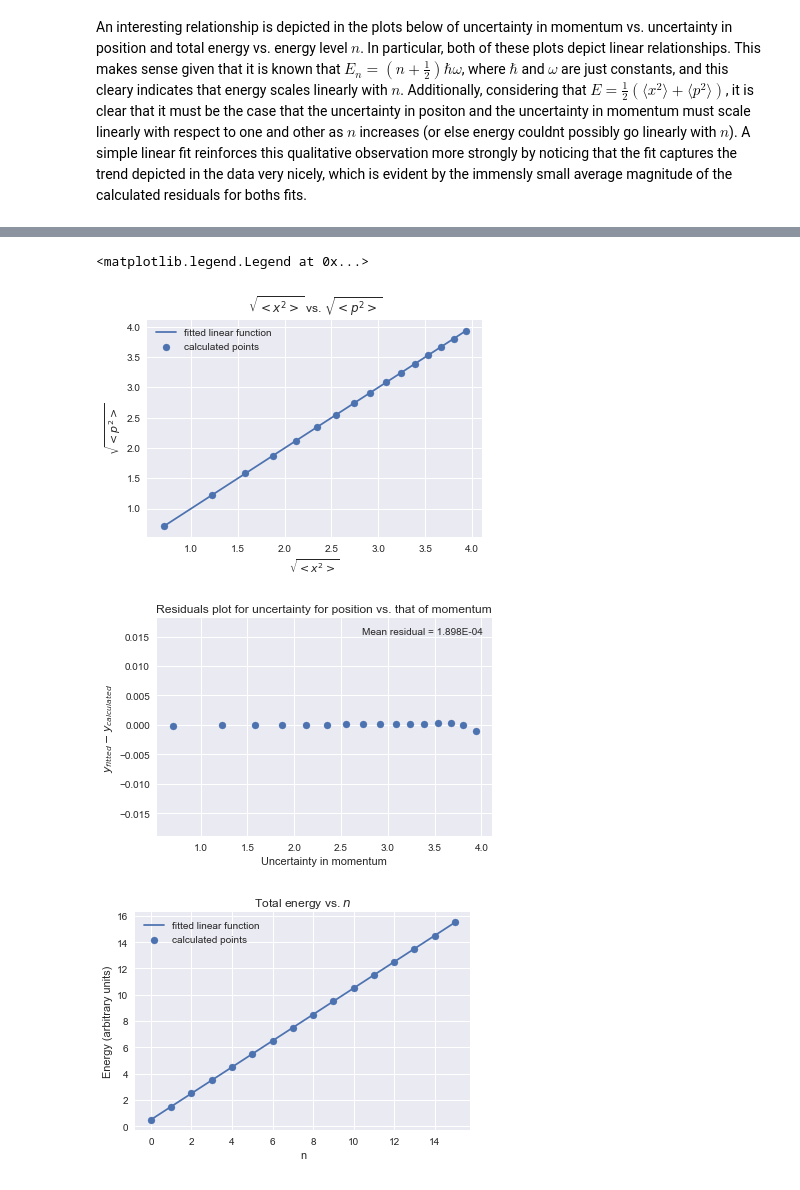
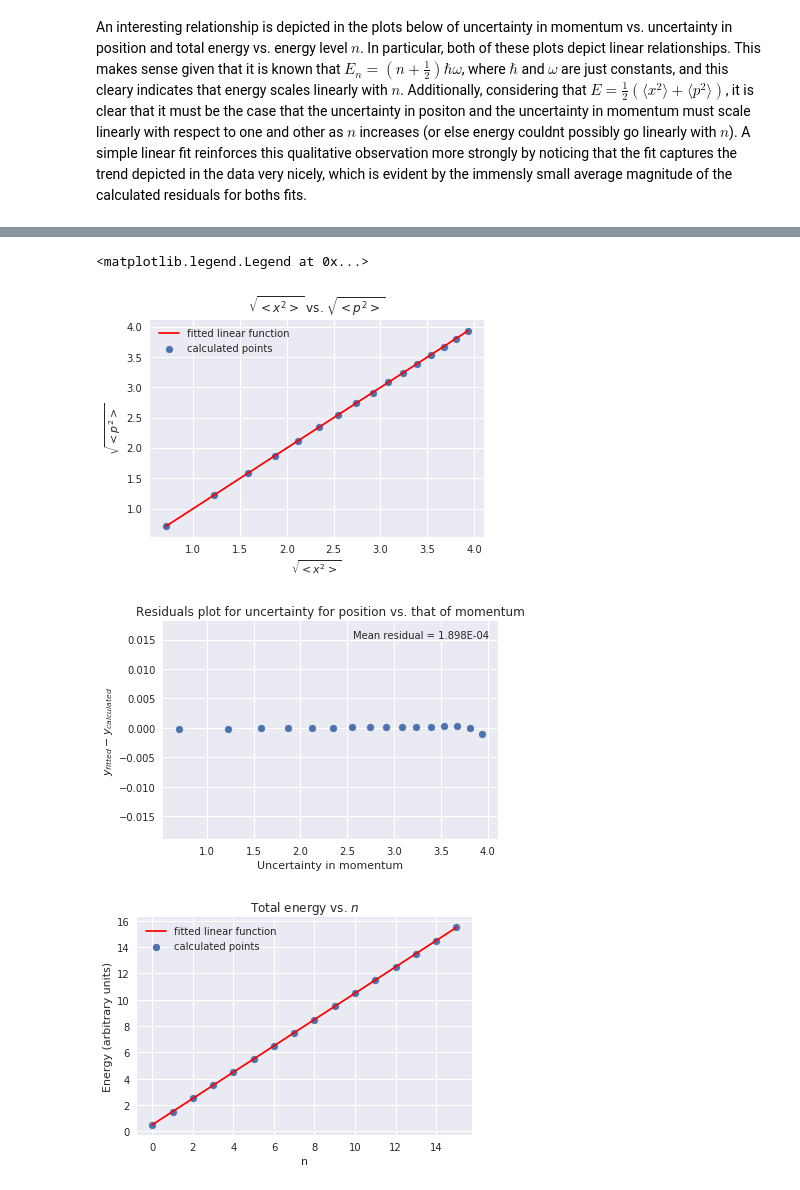
Before and after one commit to andrewkhardy/PHY-407, a Jupyter notebook: Lab03_Q2.ipynb, the cells around one changed output, grey strips where cells are left out. Cells and saved outputs as stored; diff of their text form; code cells hidden in the pictures.

```diff
--- a/Lab03_Q2.ipynb
+++ b/Lab03_Q2.ipynb
@@ -195,7 +197,7 @@ p_opt2, p_cov2 = curve_fit(linear, a_elevels, a_energy, p0 = (0.8,1))
 #plot expectation value for position agaisnt expectation value for momentum
 plt.figure()
 plt.scatter(a_uncertain_x, a_uncertain_p, label = 'calculated points')
-plt.plot(a_uncertain_x,linear(a_uncertain_x,*p_opt1), label = 'fitted linear function')
+plt.plot(a_uncertain_x,linear(a_uncertain_x,*p_opt1),c = 'r', label = 'fitted linear function')
 plt.title('$\sqrt{<x^2>}$ vs. $\sqrt{<p^2>}$')
 plt.xlabel('$\sqrt{<x^2>}$')
 plt.ylabel('$\sqrt{<p^2>}$')
@@ -218,7 +220,7 @@ plt.legend(handles = handles1)
 #plot total energy vs energy level
 plt.figure()
 plt.scatter(a_elevels, a_energy, label = 'calculated points')
-plt.plot(a_elevels,linear(a_elevels,*p_opt2), label = 'fitted linear function')
+plt.plot(a_elevels,linear(a_elevels,*p_opt2),c = 'r', label = 'fitted linear function' )
 plt.title('Total energy vs. $n$')
 plt.xlabel('n')
 plt.ylabel('Energy (arbitrary units)')
@@ -242,4 +244,4 @@ Slope is ~0.9999860618448373
 <matplotlib.legend.Legend at 0x...>
-[figure, old version]
+[figure, new version]
-[figure, old version]
+[figure, new version]
-[figure, old version]
+[figure, new version]
```
Also changed, not shown: parts of 4 cells of this notebook.
